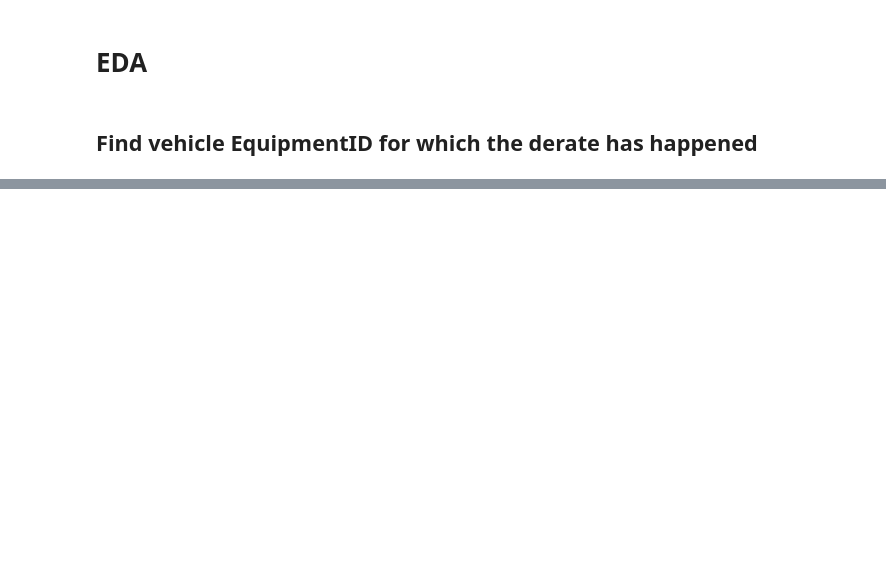
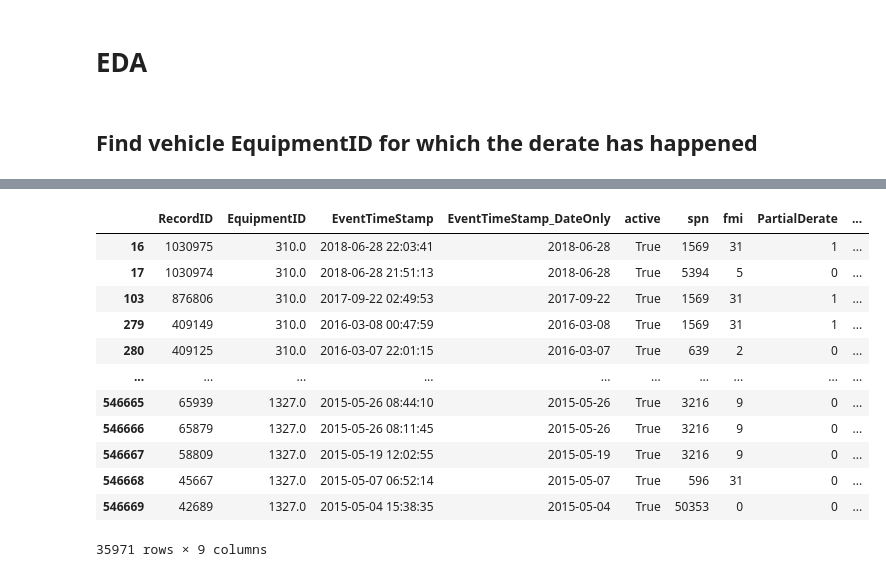
Before and after one commit to nss-data-science-cohort-6/big_g_express-elden_ring, a Jupyter notebook: notebooks/big_g_express_ajay-eda.ipynb, the cells around one changed output, grey strips where cells are left out. Drawn from its saved outputs; the diff is of its cells as text; code cells hidden in the pictures; blank space fills up the shorter version.

```diff
--- a/notebooks/big_g_express_ajay-eda.ipynb
+++ b/notebooks/big_g_express_ajay-eda.ipynb
@@ -285,8 +240,8 @@ def  GetFilteredSPNbyDays(df_faults, day_window):
     #print(df_new)
     return df_new
 # %%
-dfW= GetFilteredSPNbyDays(df_faults.head(5000), 5)
+# Test by passing 1000 rows and 3 days lookup timeframe
+dfW= GetFilteredSPNbyDays(df_faults.head(1000), 3)
 print(dfW)
-dfW.to_csv('Faults_dfW_filtered.csv')
 # %% [output]
        RecordID EquipmentID       EventTimeStamp EventTimeStamp_DateOnly  \
@@ -314,0 +270,23 @@ df4
+# %%
+#get the filtered SPN
+df_filtered = pd.DataFrame()
+for chunk in pd.read_csv("df_faults.csv", chunksize=5000,parse_dates=['EventTimeStamp']):
+    dfW = GetFilteredSPNbyDays(chunk, 3)
+    #print(dfW)
+    df_filtered = pd.concat([df_filtered,dfW])
+# %%
+df_filtered
+# %% [output]
+|  | RecordID | EquipmentID | EventTimeStamp | EventTimeStamp_DateOnly | active | spn | fmi | PartialDerate | ... |
+| 16 | 1030975 | 310.0 | 2018-06-28 22:03:41 | 2018-06-28 | True | 1569 | 31 | 1 | ... |
+| 17 | 1030974 | 310.0 | 2018-06-28 21:51:13 | 2018-06-28 | True | 5394 | 5 | 0 | ... |
+| 103 | 876806 | 310.0 | 2017-09-22 02:49:53 | 2017-09-22 | True | 1569 | 31 | 1 | ... |
+| 279 | 409149 | 310.0 | 2016-03-08 00:47:59 | 2016-03-08 | True | 1569 | 31 | 1 | ... |
+| 280 | 409125 | 310.0 | 2016-03-07 22:01:15 | 2016-03-07 | True | 639 | 2 | 0 | ... |
+| ... | ... | ... | ... | ... | ... | ... | ... | ... | ... |
+| 546665 | 65939 | 1327.0 | 2015-05-26 08:44:10 | 2015-05-26 | True | 3216 | 9 | 0 | ... |
+| 546666 | 65879 | 1327.0 | 2015-05-26 08:11:45 | 2015-05-26 | True | 3216 | 9 | 0 | ... |
+| 546667 | 58809 | 1327.0 | 2015-05-19 12:02:55 | 2015-05-19 | True | 3216 | 9 | 0 | ... |
+| 546668 | 45667 | 1327.0 | 2015-05-07 06:52:14 | 2015-05-07 | True | 596 | 31 | 0 | ... |
+| 546669 | 42689 | 1327.0 | 2015-05-04 15:38:35 | 2015-05-04 | True | 50353 | 0 | 0 | ... |
+35971 rows × 9 columns
```
Also changed, not shown: parts of 18 cells of this notebook.
